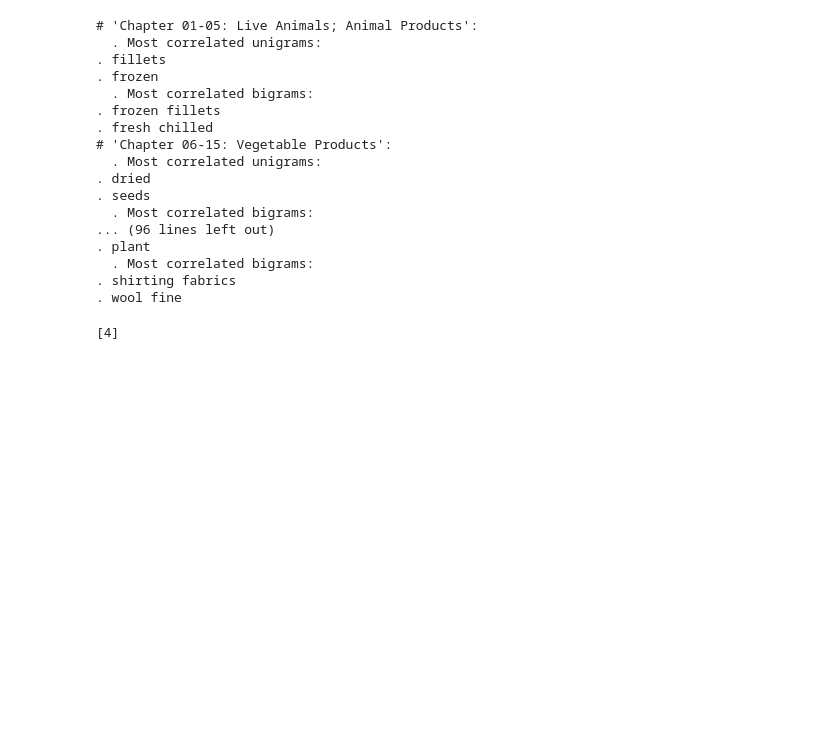
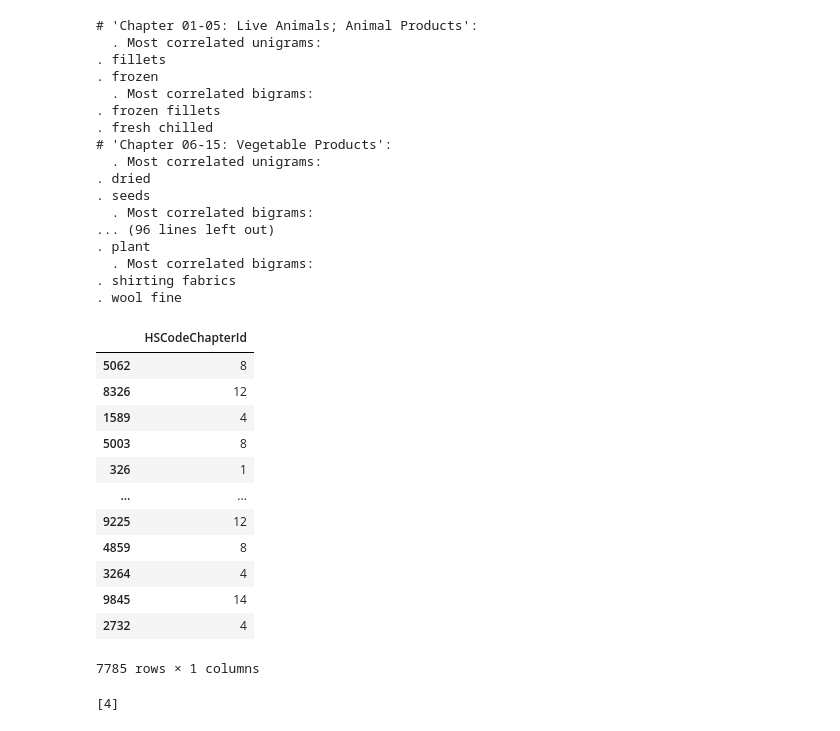
Before and after one commit to ardianto86/hscode-classification, a Jupyter notebook: HSCodeClassification1.ipynb, the cells around one changed output. Saved outputs shown, nothing was run; the diff lists cells and outputs as text; code cells hidden in the pictures; blank space fills up the shorter version.

```diff
--- a/HSCodeClassification1.ipynb
+++ b/HSCodeClassification1.ipynb
@@ -203,14 +203,30 @@ for Commodity, HSCodeChapterId in sorted(category_to_id.items()):
 # %%
 from sklearn.model_selection import train_test_split
 from sklearn.feature_extraction.text import CountVectorizer
 from sklearn.feature_extraction.text import TfidfTransformer
 from sklearn.naive_bayes import MultinomialNB
 X_train, X_test, y_train, y_test = train_test_split(df['Commodity'], df['HSCodeChapterId'], random_state = 0)
 count_vect = CountVectorizer()
 X_train_counts = count_vect.fit_transform(X_train)
 tfidf_transformer = TfidfTransformer()
 X_train_tfidf = tfidf_transformer.fit_transform(X_train_counts)
 clf = MultinomialNB().fit(X_train_tfidf, y_train)
+
+pd.DataFrame(y_train)
+# %% [output]
+|  | HSCodeChapterId |
+| 5062 | 8 |
+| 8326 | 12 |
+| 1589 | 4 |
+| 5003 | 8 |
+| 326 | 1 |
+| ... | ... |
+| 9225 | 12 |
+| 4859 | 8 |
+| 3264 | 4 |
+| 9845 | 14 |
+| 2732 | 4 |
+7785 rows × 1 columns
 # %%
 print(clf.predict(count_vect.transform(['Mules'])))
 # %% [output]
```
Also changed, not shown: parts of 8 cells of this notebook.
